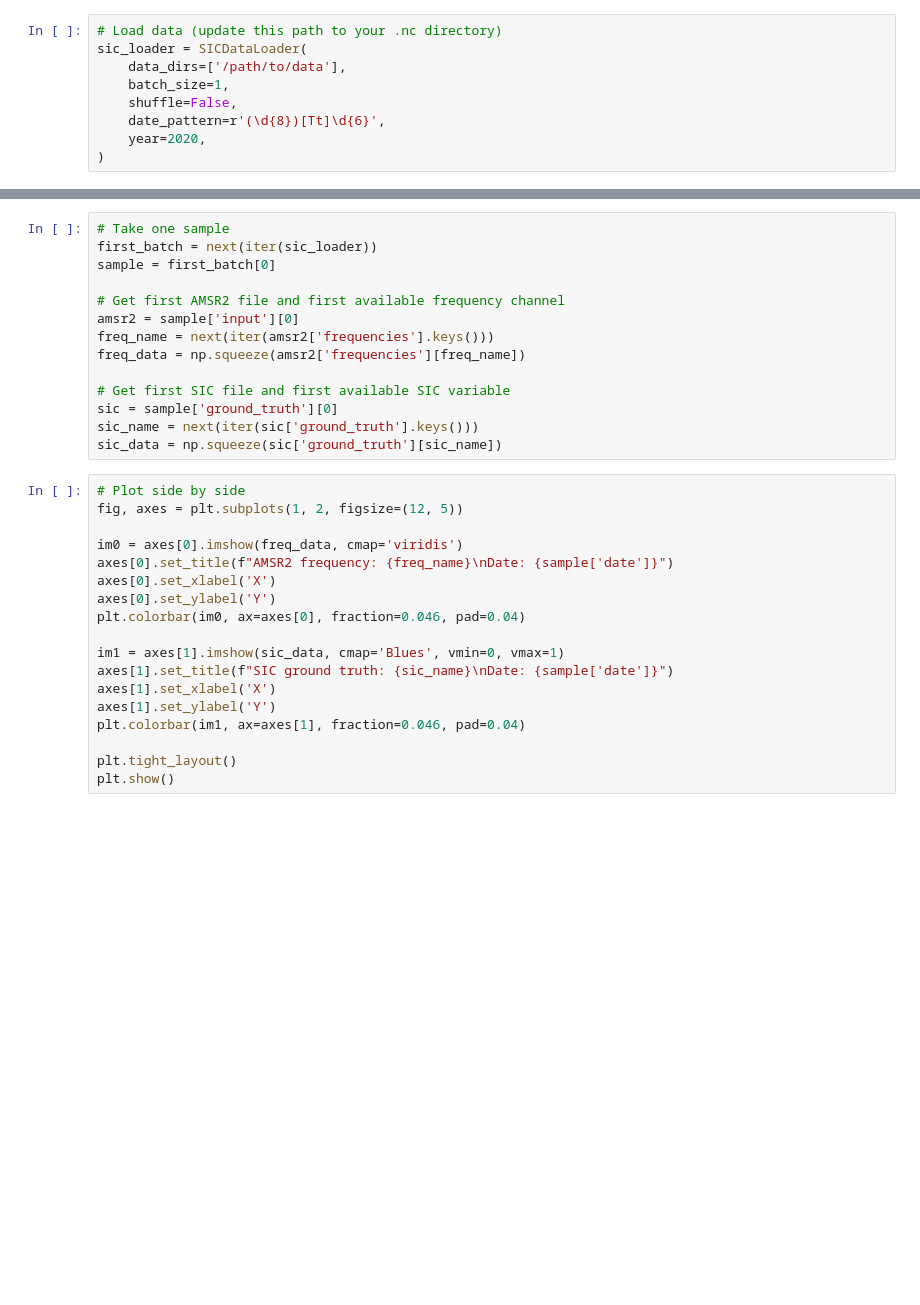
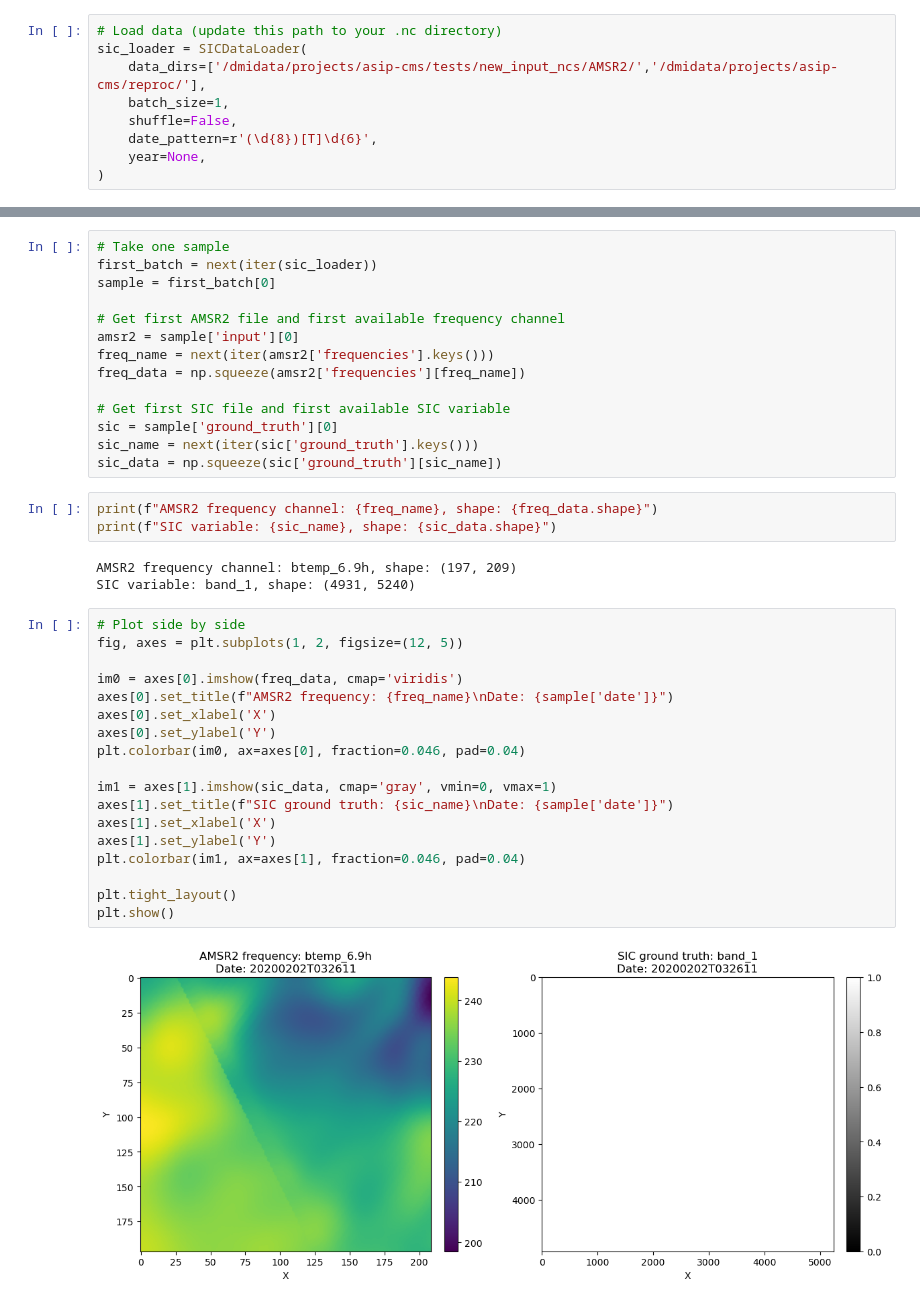
Before and after one commit to NinnaL/Master-thesis---Super-resolution-sea-ice-concentration-using-generative-AI, a Jupyter notebook: Code/data_explorer.ipynb, the cells around one changed output, grey strips where cells are left out. Drawn from its saved outputs; the diff is of its cells as text; blank space fills up the shorter version.

```diff
--- a/Code/data_explorer.ipynb
+++ b/Code/data_explorer.ipynb
@@ -18,9 +19,9 @@ from lib.dataset.dataloader import SICDataLoader
 # %%
 # Load data (update this path to your .nc directory)
 sic_loader = SICDataLoader(
-    data_dirs=['/path/to/data'],
+    data_dirs=['/dmidata/projects/asip-cms/tests/new_input_ncs/AMSR2/','/dmidata/projects/asip-cms/reproc/'],
     batch_size=1,
     shuffle=False,
-    date_pattern=r'(\d{8})[Tt]\d{6}',
-    year=2020,
+    date_pattern=r'(\d{8})[T]\d{6}',
+    year=None,
 )
@@ -38,21 +43,29 @@ freq_data = np.squeeze(amsr2['frequencies'][freq_name])
 sic = sample['ground_truth'][0]
 sic_name = next(iter(sic['ground_truth'].keys()))
 sic_data = np.squeeze(sic['ground_truth'][sic_name])
+# %%
+print(f"AMSR2 frequency channel: {freq_name}, shape: {freq_data.shape}")
+print(f"SIC variable: {sic_name}, shape: {sic_data.shape}")
+# %% [output]
+AMSR2 frequency channel: btemp_6.9h, shape: (197, 209)
+SIC variable: band_1, shape: (4931, 5240)
 # %%
 # Plot side by side
 fig, axes = plt.subplots(1, 2, figsize=(12, 5))
 
 im0 = axes[0].imshow(freq_data, cmap='viridis')
 axes[0].set_title(f"AMSR2 frequency: {freq_name}\nDate: {sample['date']}")
 axes[0].set_xlabel('X')
 axes[0].set_ylabel('Y')
 plt.colorbar(im0, ax=axes[0], fraction=0.046, pad=0.04)
 
-im1 = axes[1].imshow(sic_data, cmap='Blues', vmin=0, vmax=1)
+im1 = axes[1].imshow(sic_data, cmap='gray', vmin=0, vmax=1)
 axes[1].set_title(f"SIC ground truth: {sic_name}\nDate: {sample['date']}")
 axes[1].set_xlabel('X')
 axes[1].set_ylabel('Y')
 plt.colorbar(im1, ax=axes[1], fraction=0.046, pad=0.04)
 
 plt.tight_layout()
 plt.show()
+# %% [output]
+[figure, added]
```
Also changed, not shown: parts of 2 cells of this notebook, 3 other files.
